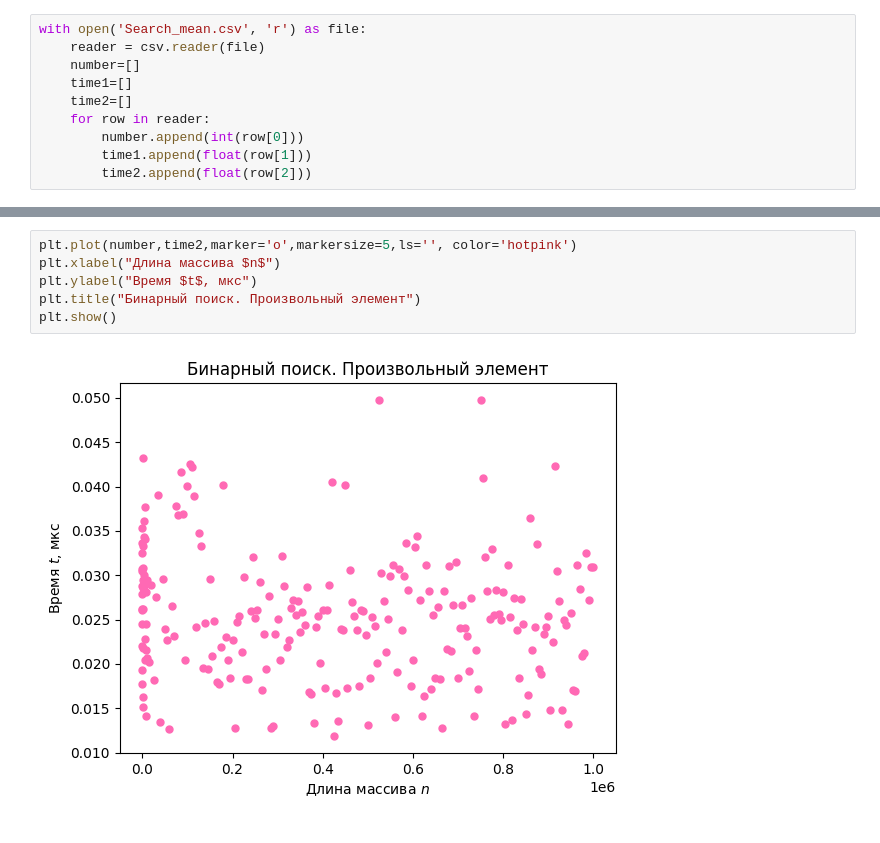
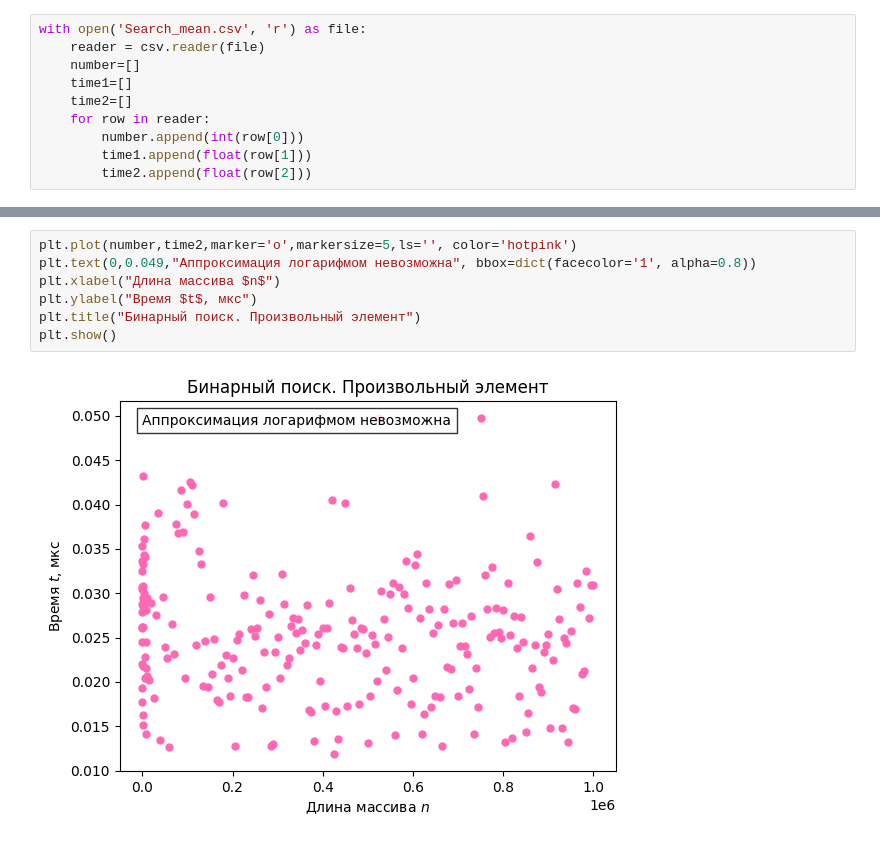
Before and after one commit to SelfishFish07/LABS_sem2, a Jupyter notebook: Lab №1/Search/Search_mean/Search_mean.ipynb, the cells around one changed output, grey strips where cells are left out. Saved outputs shown, nothing was run; the diff lists cells and outputs as text.

Commit message:
Added legend

```diff
--- a/Lab №1/Search/Search_mean/Search_mean.ipynb
+++ b/Lab №1/Search/Search_mean/Search_mean.ipynb
@@ -33,8 +34,9 @@ plt.show()
 # %%
 plt.plot(number,time2,marker='o',markersize=5,ls='', color='hotpink')
+plt.text(0,0.049,"Аппроксимация логарифмом невозможна", bbox=dict(facecolor='1', alpha=0.8))
 plt.xlabel("Длина массива $n$")
 plt.ylabel("Время $t$, мкс")
 plt.title("Бинарный поиск. Произвольный элемент")
 plt.show()
 # %% [output]
-[figure, old version]
+[figure, new version]
```
Also changed, not shown: parts of 1 cell of this notebook, 11 other files.
